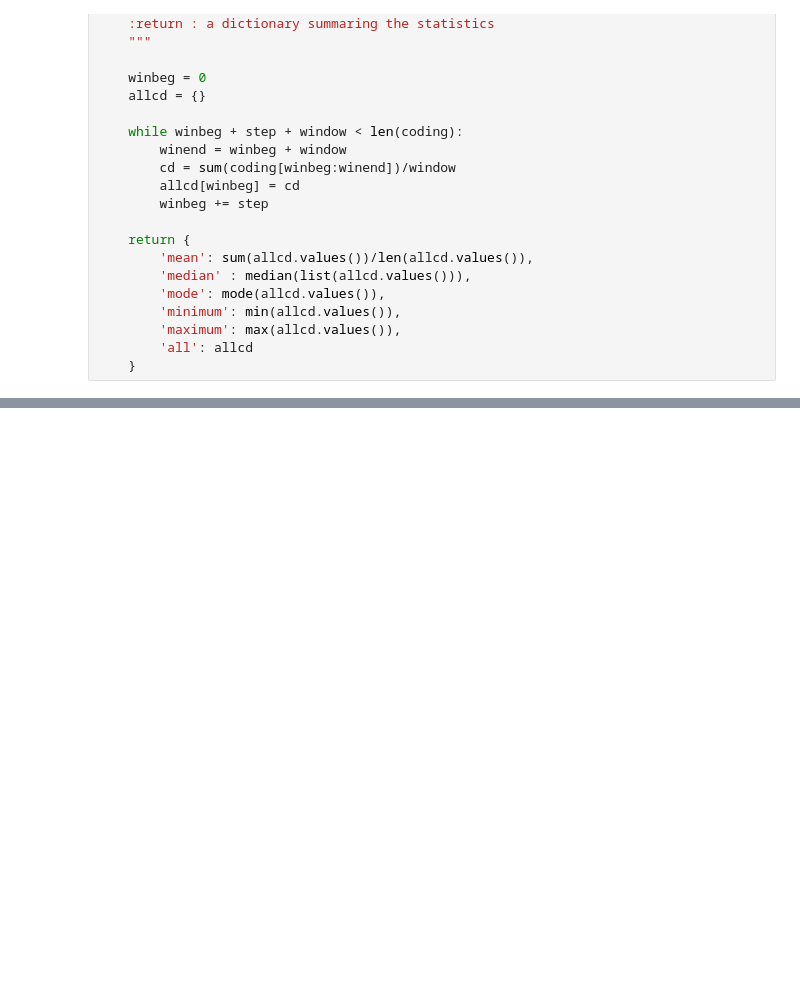
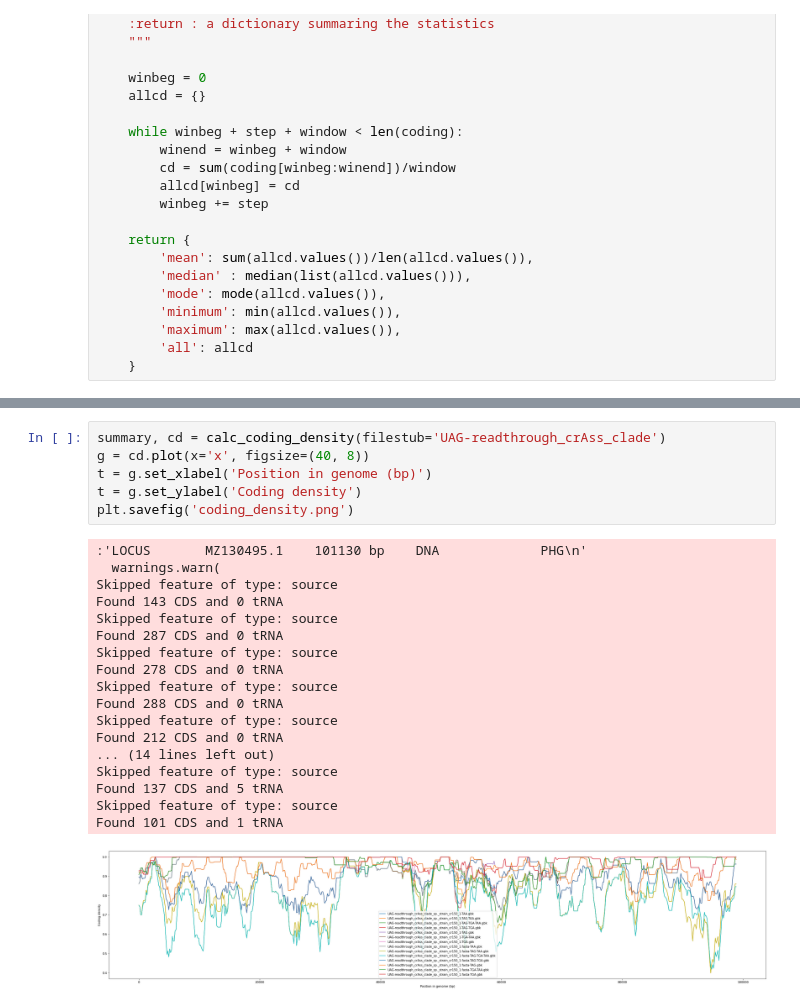
Before and after one commit to susiegriggo/Phicore, a Jupyter notebook: coding_density/CDdistributions.ipynb, the cells around one changed output, grey strips where cells are left out. Saved outputs shown, nothing was run; the diff lists cells and outputs as text; blank space fills up the shorter version.

```diff
--- a/coding_density/CDdistributions.ipynb
+++ b/coding_density/CDdistributions.ipynb
@@ -109,0 +145,25 @@ sns.boxplot(data=df)
+# %%
+summary, cd = calc_coding_density(filestub='UAG-readthrough_crAss_clade')
+g = cd.plot(x='x', figsize=(40, 8))
+t = g.set_xlabel('Position in genome (bp)')
+t = g.set_ylabel('Coding density')
+plt.savefig('coding_density.png')
+# %% [output]
+:'LOCUS       MZ130495.1    101130 bp    DNA             PHG\n'
+  warnings.warn(
+Skipped feature of type: source
+Found 143 CDS and 0 tRNA
+Skipped feature of type: source
+Found 287 CDS and 0 tRNA
+Skipped feature of type: source
+Found 278 CDS and 0 tRNA
+Skipped feature of type: source
+Found 288 CDS and 0 tRNA
+Skipped feature of type: source
+Found 212 CDS and 0 tRNA
+... (14 lines left out)
+Skipped feature of type: source
+Found 137 CDS and 5 tRNA
+Skipped feature of type: source
+Found 101 CDS and 1 tRNA
+[figure, added]
```
Also changed, not shown: parts of 10 cells of this notebook.
